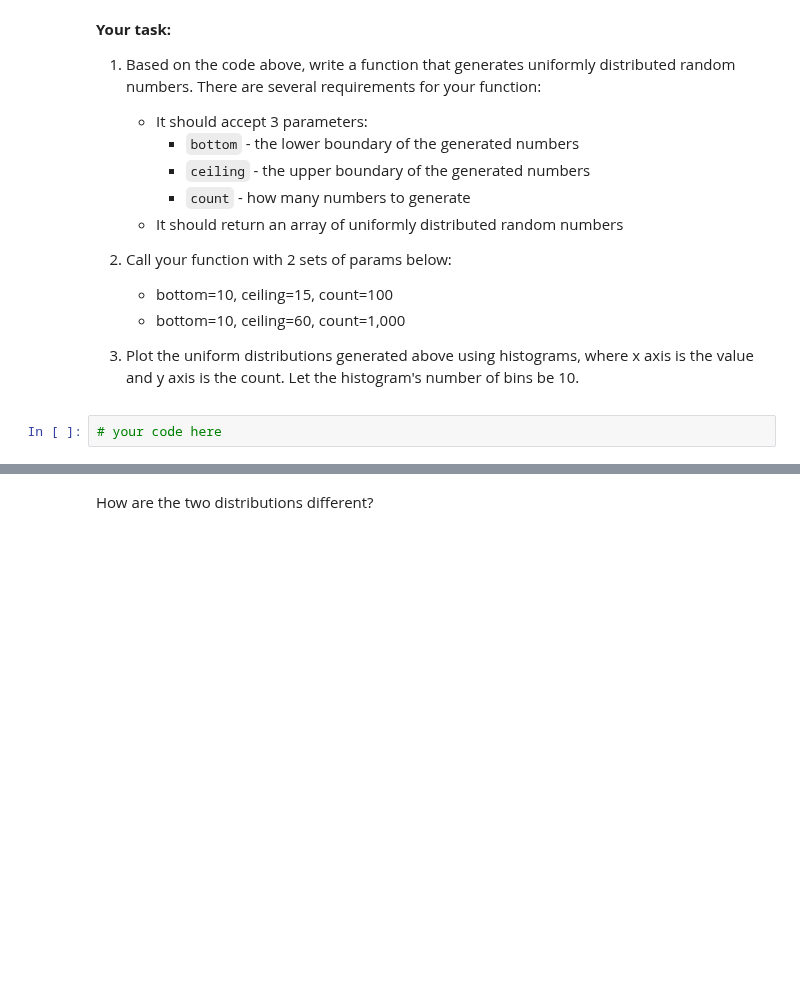
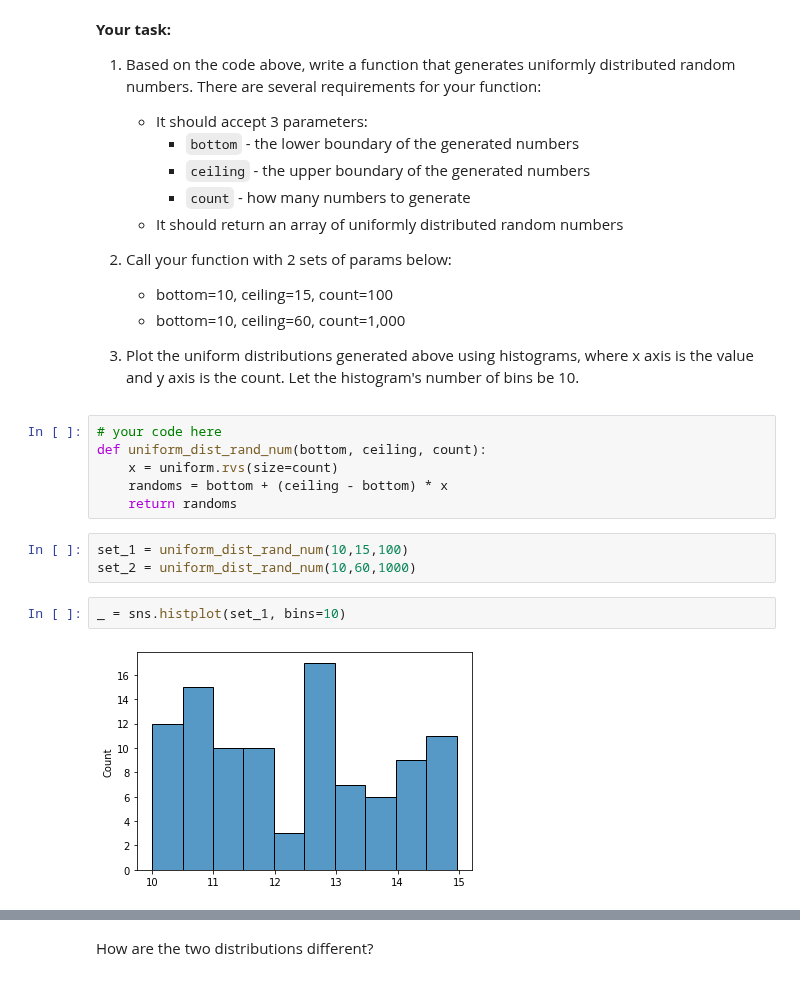
Before and after one commit to ta-datapt-bcn/lab-cont-probability-distribution, a Jupyter notebook: your_code/main.ipynb, the cells around one changed output, grey strips where cells are left out. Cells and saved outputs as stored; diff of their text form; blank space fills up the shorter version.

```diff
--- a/your_code/main.ipynb
+++ b/your_code/main.ipynb
@@ -41,5 +47,16 @@ print(randoms)
     * bottom=10, ceiling=60, count=1,000
 
 1. Plot the uniform distributions generated above using histograms, where x axis is the value and y axis is the count. Let the histogram's number of bins be 10.
-# %%
-# your code here
+# %%
+# your code here
+def uniform_dist_rand_num(bottom, ceiling, count):
+    x = uniform.rvs(size=count)
+    randoms = bottom + (ceiling - bottom) * x
+    return randoms
+# %%
+set_1 = uniform_dist_rand_num(10,15,100)
+set_2 = uniform_dist_rand_num(10,60,1000)
+# %%
+_ = sns.histplot(set_1, bins=10)
+# %% [output]
+[figure, added]
```
Also changed, not shown: parts of 24 cells of this notebook, 1 other file.
